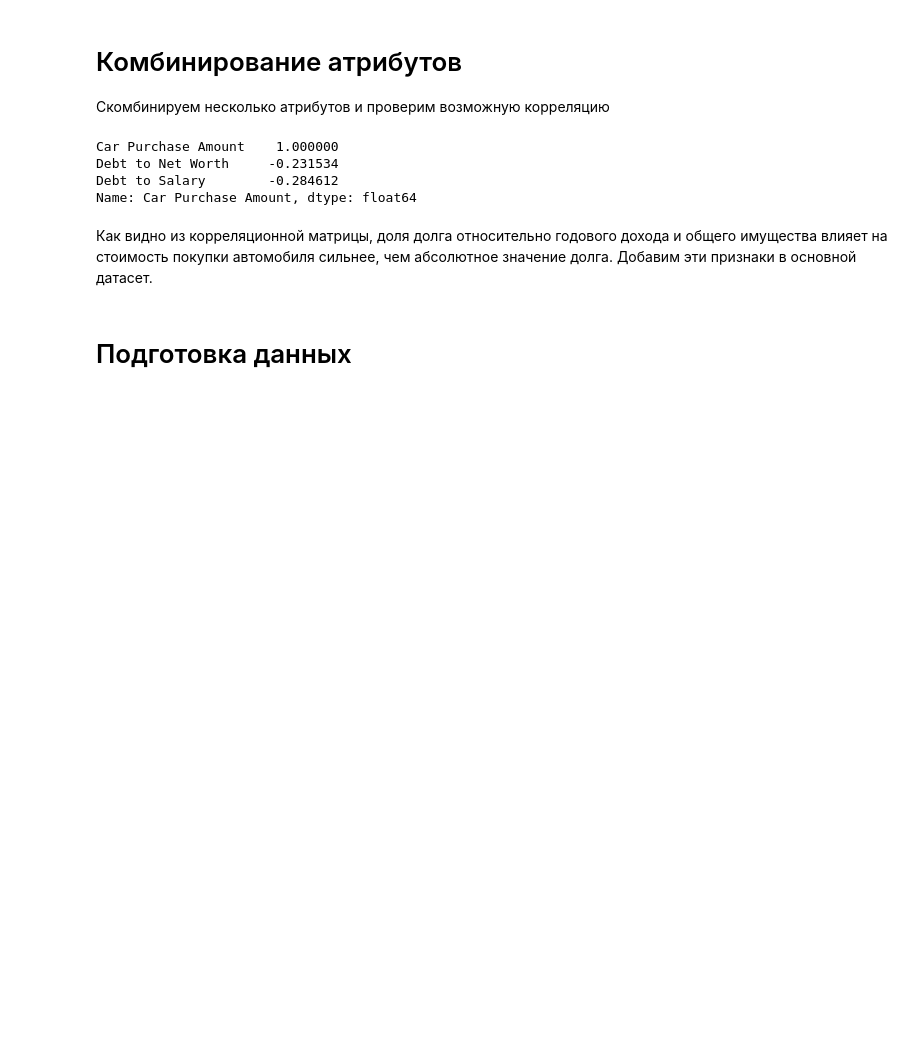
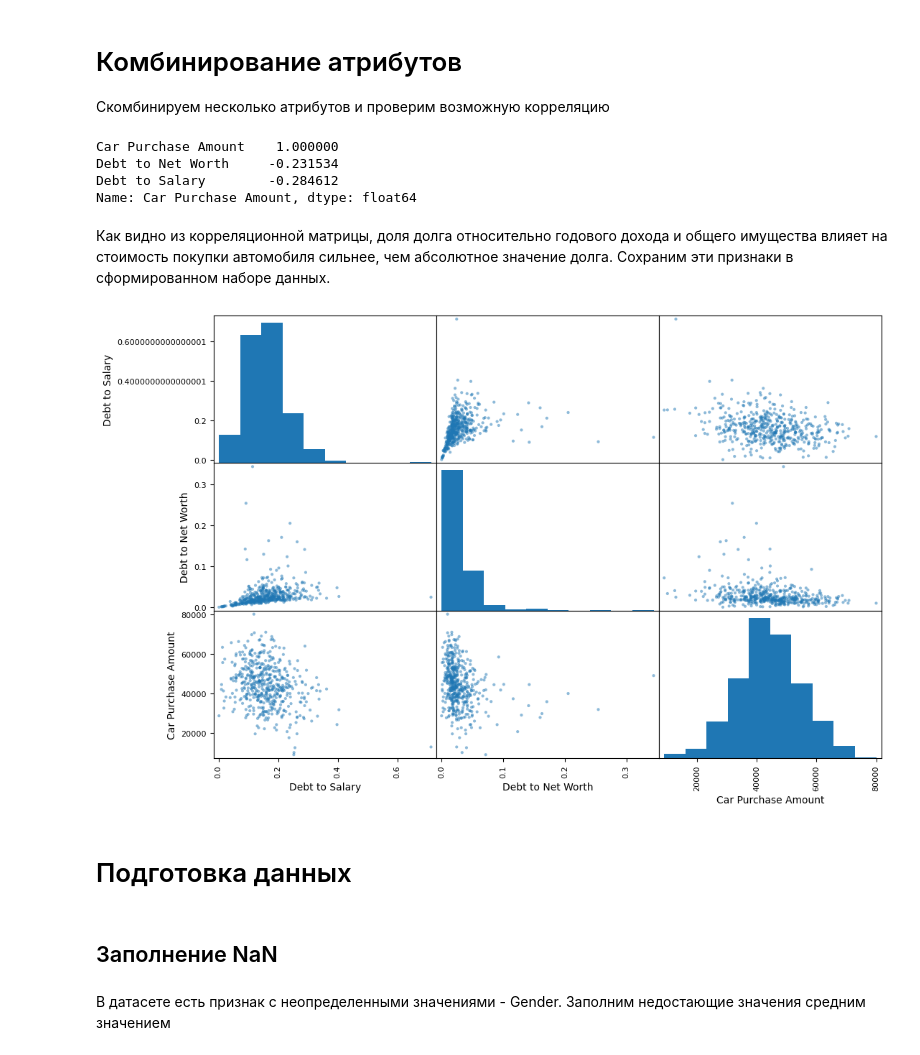
Before and after one commit to maxi7665/IAD, a Jupyter notebook: lab1/lab1.ipynb, the cells around one changed output. Saved outputs shown, nothing was run; the diff lists cells and outputs as text; code cells hidden in the pictures; blank space fills up the shorter version.

```diff
--- a/lab1/lab1.ipynb
+++ b/lab1/lab1.ipynb
@@ -217,4 +217,4 @@ Debt to Net Worth     -0.231534
 Debt to Salary        -0.284612
 Name: Car Purchase Amount, dtype: float64
 # %% [markdown]
-Как видно из корреляционной матрицы, доля долга относительно годового дохода и общего имущества влияет на стоимость покупки автомобиля сильнее, чем абсолютное значение долга. Добавим эти признаки в основной датасет.
+Как видно из корреляционной матрицы, доля долга относительно годового дохода и общего имущества влияет на стоимость покупки автомобиля сильнее, чем абсолютное значение долга. Сохраним эти признаки в сформированном наборе данных.
@@ -226,2 +221,12 @@ ds["Debt to Net Worth"] = ds["Credit Card Debt"] / ds["Net Worth"]
+# %%
+new=ds_copy[["Debt to Salary", "Debt to Net Worth", "Car Purchase Amount"]]
+scatter_matrix(new, figsize=(12,8))
+plt.show()
+# %% [output]
+[figure, added]
 # %% [markdown]
 # Подготовка данных
+# %% [markdown]
+## Заполнение NaN
+# %% [markdown]
+В датасете есть признак с неопределенными значениями - Gender. Заполним недостающие значения средним значением
```
Also changed, not shown: parts of 7 cells of this notebook.
